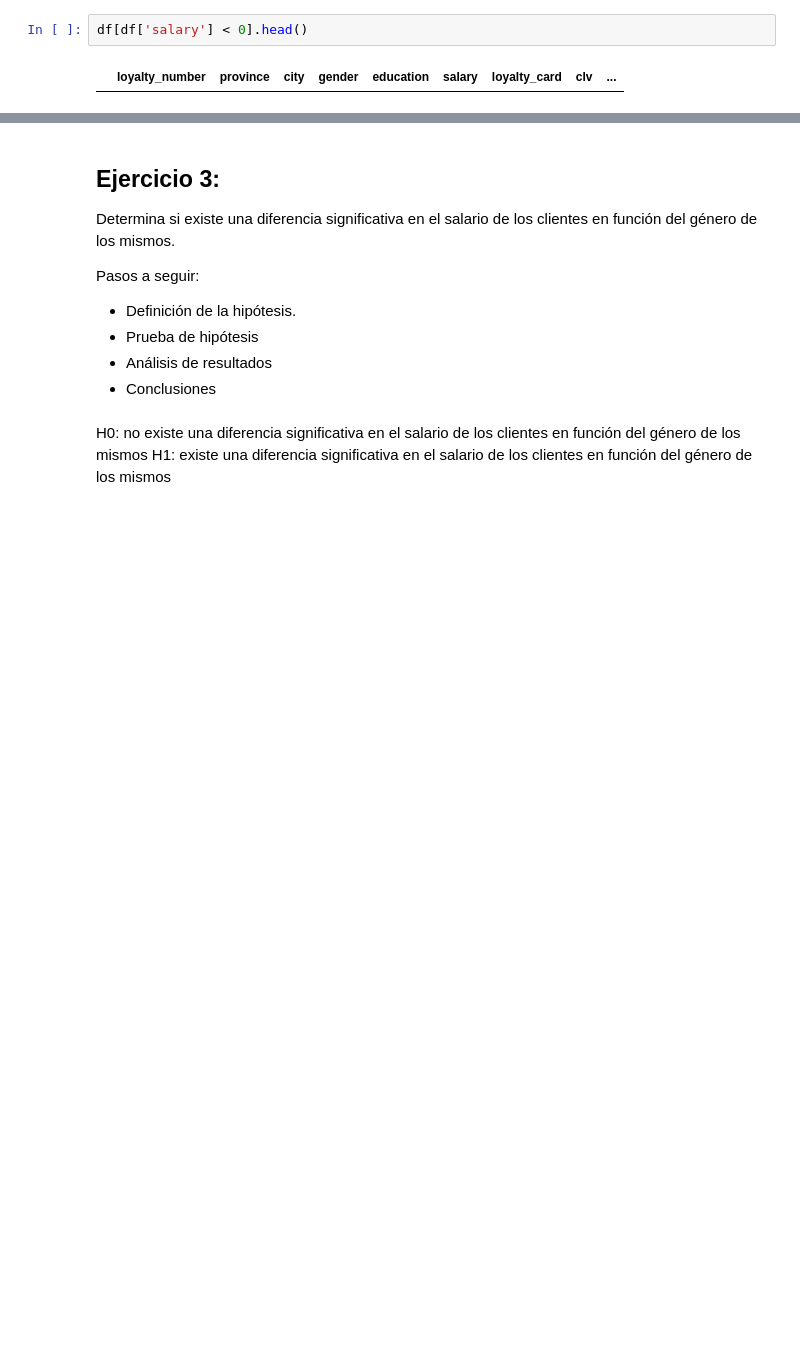
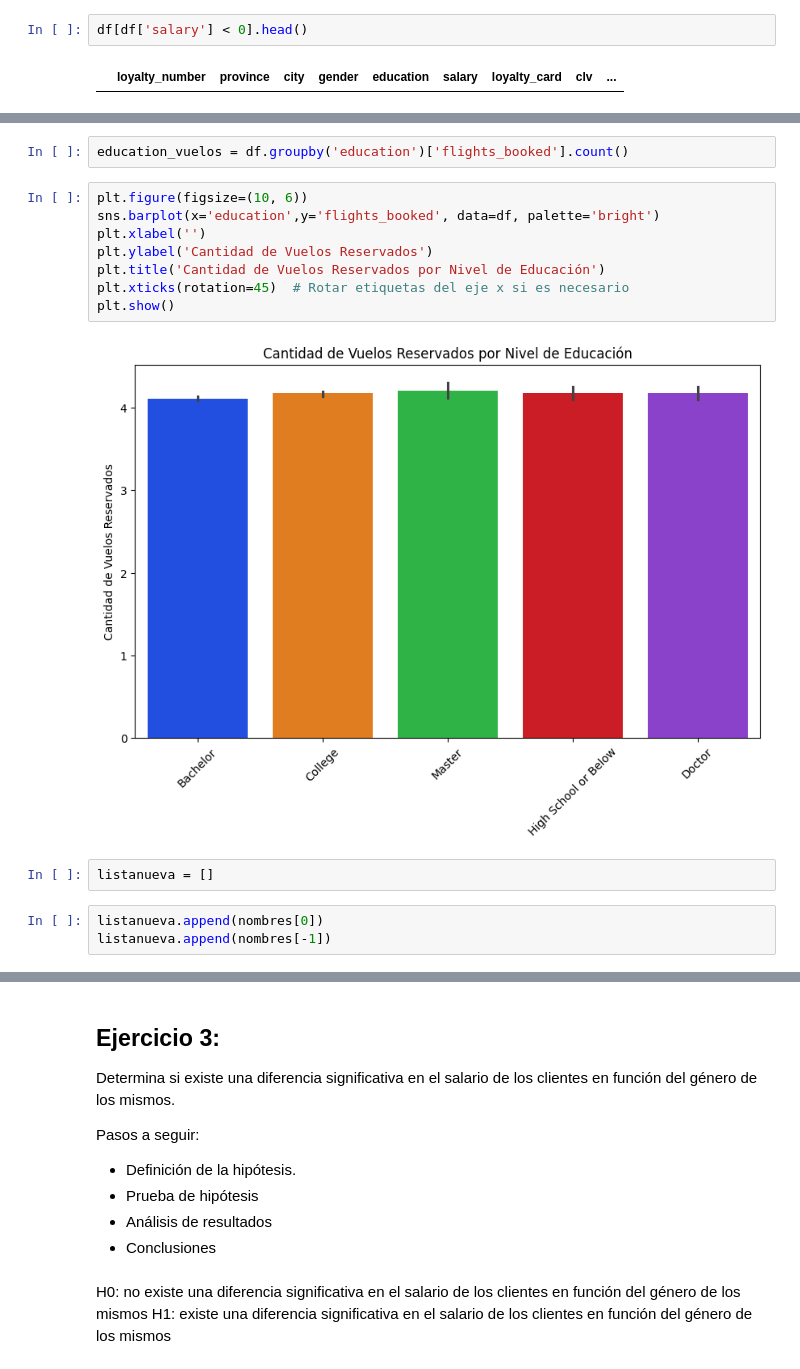
Before and after one commit to ngcarvajall/LAB_AB_no_parametrico, a Jupyter notebook: laboratorio-modulo6-leccion04-1-ab-testing-no-param.ipynb, the cells around one changed output, grey strips where cells are left out. Saved outputs shown, nothing was run; the diff lists cells and outputs as text; blank space fills up the shorter version.

```diff
--- a/laboratorio-modulo6-leccion04-1-ab-testing-no-param.ipynb
+++ b/laboratorio-modulo6-leccion04-1-ab-testing-no-param.ipynb
@@ -319,0 +414,17 @@ La columna education tiene las siguientes valore únicos:
+# %%
+education_vuelos = df.groupby('education')['flights_booked'].count()
+# %%
+plt.figure(figsize=(10, 6))
+sns.barplot(x='education',y='flights_booked', data=df, palette='bright')
+plt.xlabel('')
+plt.ylabel('Cantidad de Vuelos Reservados')
+plt.title('Cantidad de Vuelos Reservados por Nivel de Educación')
+plt.xticks(rotation=45)  # Rotar etiquetas del eje x si es necesario
+plt.show()
+# %% [output]
+[figure, added]
+# %%
+listanueva = []
+# %%
+listanueva.append(nombres[0])
+listanueva.append(nombres[-1])
```
Also changed, not shown: parts of 30 cells of this notebook, 1 other file.
